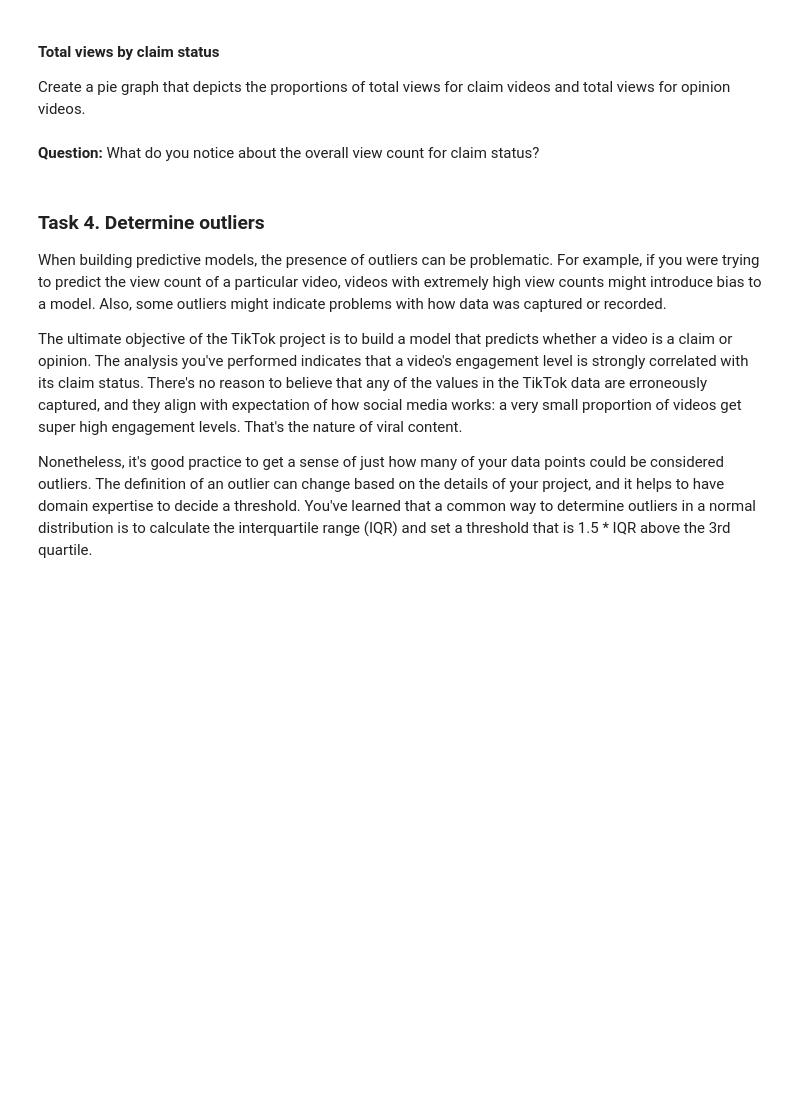
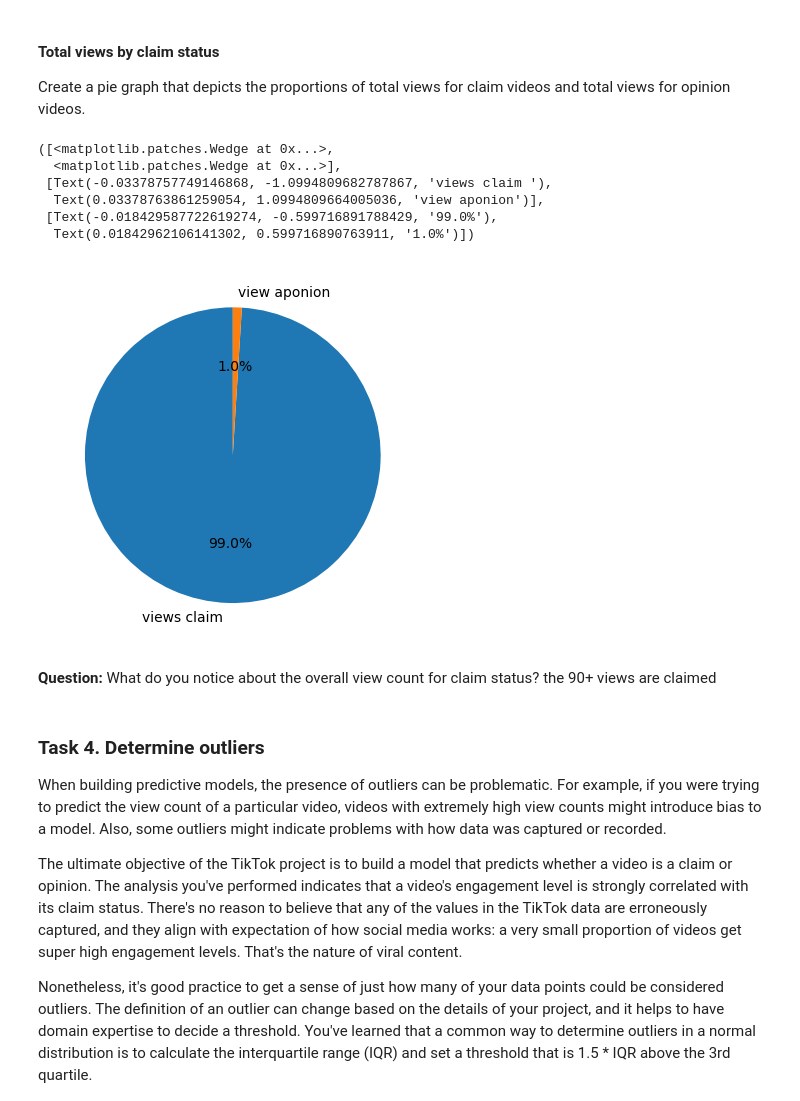
Before and after one commit to Fatima-Arain206/Google-Data-Analytics-Portfolio-Projects., a Jupyter notebook: 02-Tiktok-Claims-Classification/Activity_Course 3 TikTok project lab-checkpoint.ipynb, the cells around one changed output. Saved outputs shown, nothing was run; the diff lists cells and outputs as text; code cells hidden in the pictures; blank space fills up the shorter version.

```diff
--- a/02-Tiktok-Claims-Classification/Activity_Course 3 TikTok project lab-checkpoint.ipynb
+++ b/02-Tiktok-Claims-Classification/Activity_Course 3 TikTok project lab-checkpoint.ipynb
@@ -488,8 +495,17 @@ Create a pie graph that depicts the proportions of total views for claim videos
 # %%
 # Create a pie graph
 ### YOUR CODE HERE ###
+plt.pie(data.groupby(['claim_status'])['video_view_count'].median(),labels=['views claim ','view aponion'],autopct='%1.1f%%',startangle=90)
+# %% [output]
+([<matplotlib.patches.Wedge at 0x...>,
+  <matplotlib.patches.Wedge at 0x...>],
+ [Text(-0.03378757749146868, -1.0994809682787867, 'views claim '),
+  Text(0.03378763861259054, 1.0994809664005036, 'view aponion')],
+ [Text(-0.018429587722619274, -0.599716891788429, '99.0%'),
+  Text(0.01842962106141302, 0.599716890763911, '1.0%')])
+[figure, added]
 # %% [markdown]
-**Question:** What do you notice about the overall view count for claim status?
+**Question:** What do you notice about the overall view count for claim status? the 90+ views are claimed
 # %% [markdown]
 ### **Task 4. Determine outliers**
 
```
Also changed, not shown: parts of 2 cells of this notebook.
